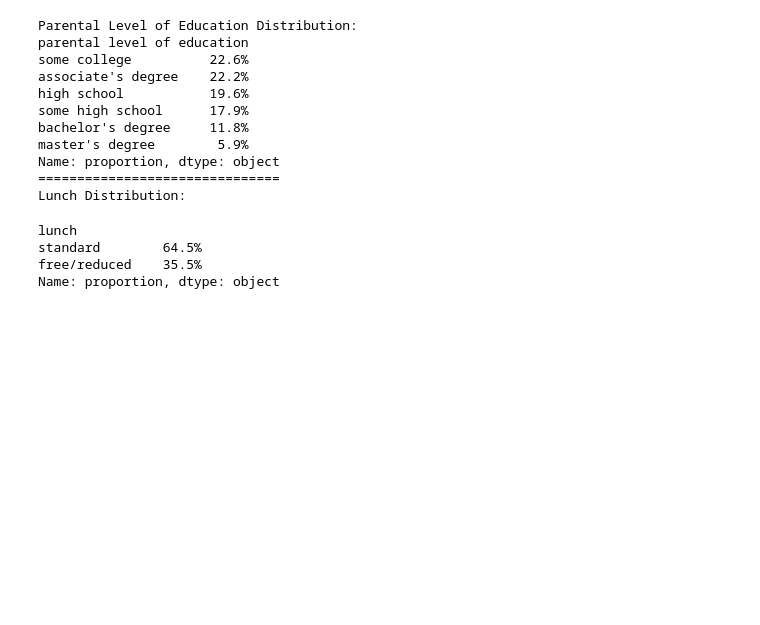
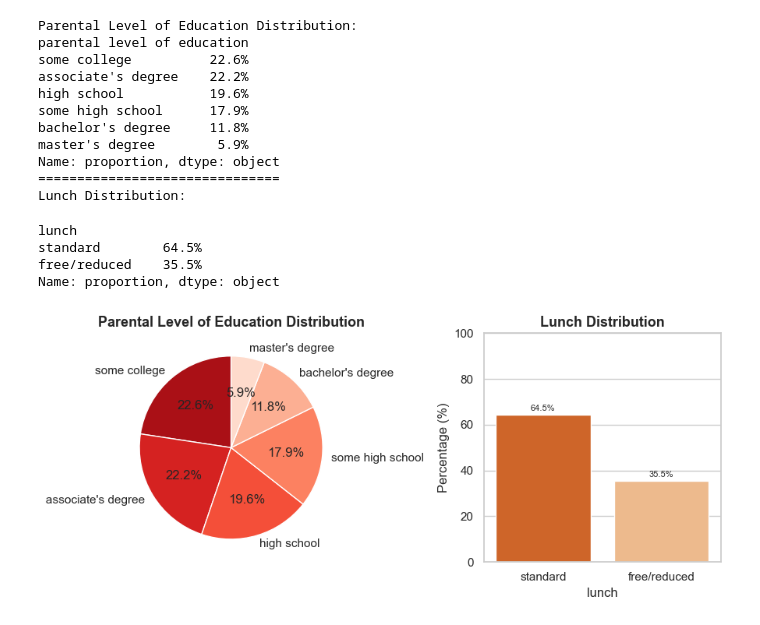
Before and after one commit to Rasul-Mushtaq/student-performance, a Jupyter notebook: Rdata.ipynb, the cells around one changed output. Drawn from its saved outputs; the diff is of its cells as text; code cells hidden in the pictures; blank space fills up the shorter version.

```diff
--- a/Rdata.ipynb
+++ b/Rdata.ipynb
@@ -150,39 +150,35 @@ Name: proportion, dtype: object
 # %%
 sns.set_theme(style="whitegrid", palette="pastel")
 fig, axes = plt.subplots(1, 2, figsize=(9, 4))
 
 gender_pct = df["parental level of education"].value_counts(normalize=True) * 100
 race_pct = df["lunch"].value_counts(normalize=True) * 100
 
-sns.barplot(
-    x=gender_pct.index,
-    y=gender_pct.values,
-    ax=axes[0],
-    hue=gender_pct.index,
-    palette="Reds_r",
-    legend=False
+axes[0].pie(
+    gender_pct.values,
+    labels=gender_pct.index,
+    autopct="%.1f%%",
+    colors=sns.color_palette("Reds_r"),
+    startangle=90,
 )
-
-axes[0].set_title("Parental Level of Education", fontsize=13, fontweight="bold")
-axes[0].set_ylabel("Percentage (%)")
-axes[0].set_ylim(0, 100)
-for c in axes[0].containers:
-    axes[0].bar_label(c, fmt="%.1f%%", padding=2, fontsize=8)
+axes[0].set_title("Parental Level of Education Distribution", fontsize=13, fontweight="bold")
 
 sns.barplot(
     x=race_pct.index,
     y=race_pct.values,
     ax=axes[1],
     hue=race_pct.index,
-    palette="Greens_r",
+    palette="Oranges_r",
     legend=False
 )
 
 axes[1].set_title("Lunch Distribution", fontsize=13, fontweight="bold")
 axes[1].set_ylabel("Percentage (%)")
 axes[1].set_ylim(0, 100)
 for c in axes[1].containers:
     axes[1].bar_label(c, fmt="%.1f%%", padding=2, fontsize=8)
 
 plt.tight_layout()
 plt.show()
+# %% [output]
+[figure, added]
```
Also changed, not shown: parts of 1 cell of this notebook.
